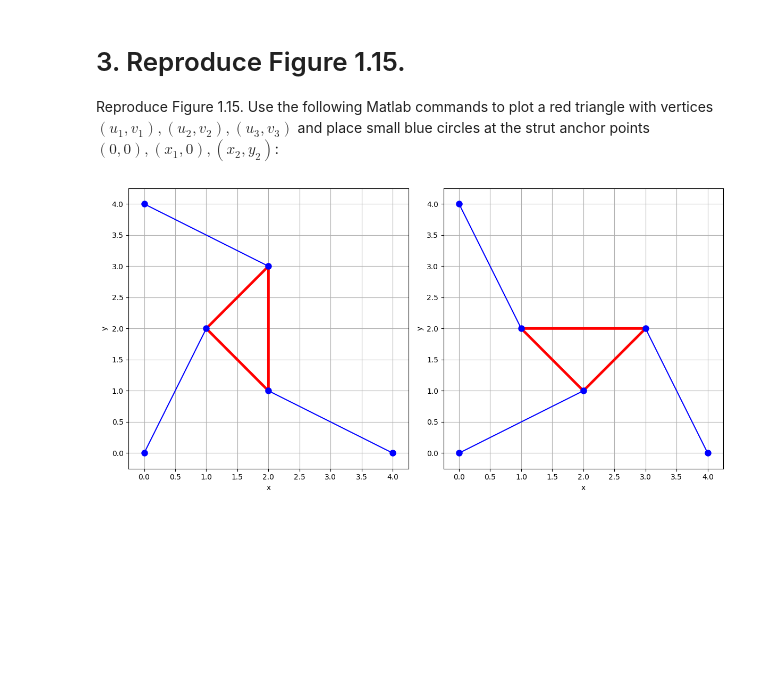
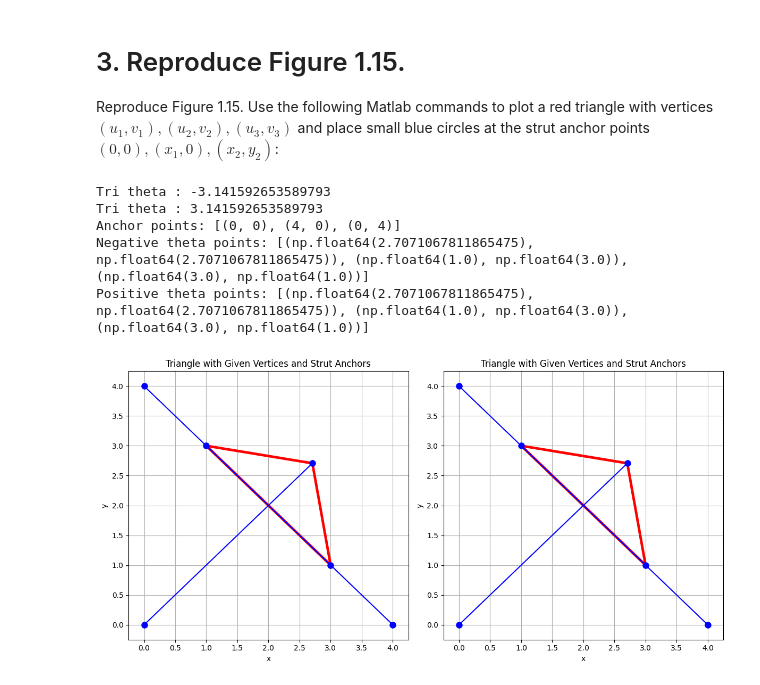
Before and after one commit to nlunce/math411, a Jupyter notebook: reality-checks/rc01/rc01.ipynb, the cells around one changed output. Cells and saved outputs as stored; diff of their text form; code cells hidden in the pictures; blank space fills up the shorter version.

```diff
--- a/reality-checks/rc01/rc01.ipynb
+++ b/reality-checks/rc01/rc01.ipynb
@@ -75,0 +239,36 @@ y = 1.0
+# %%
+# Instantiate your StewartPlatform object
+stewart_platform = StewartPlatform(
+    theta= np.pi / 4,
+    l1=2,
+    l2=np.sqrt(2),
+    l3=np.sqrt(2),
+    x0=0,
+    y0=0,
+    x1=4,
+    y1=0,
+    x2=0,
+    y2=4,
+    gama=np.pi / 2,
+    p1=np.sqrt(5),
+    p2=np.sqrt(5),
+    p3=np.sqrt(5)
+)
+
+
+# Calculate and print results
+result, x, y = stewart_platform.calculate()
+print("Result:", result)
+print("X:", x)
+print("Y:", y)
+
+# Print the triangle points for positive and negative theta
+print("\nTriangle points for positive theta:")
+print("l1_point:", stewart_platform.l1_point_pos)
+print("l2_point:", stewart_platform.l2_point_pos)
+print("l3_point:", stewart_platform.l3_point_pos)
+
+print("\nTriangle points for negative theta:")
+print("l1_point:", stewart_platform.l1_point_neg)
+print("l2_point:", stewart_platform.l2_point_neg)
+print("l3_point:", stewart_platform.l3_point_neg)
@@ -195,28 +306,9 @@ def plot_triangle(ax, points, anchor_points):
-# %%
-theta = np.pi / 4
-theta_negative = -np.pi / 4
-gama = np.pi / 2
-
-_, x, y = f(theta_negative)
-
-points1 = get_points(x, y, theta_negative, gama)
-anchor_points = get_anchor_points(4, 0, 4)
-
-_, x, y = f(theta)
-points2 = get_points(x, y, theta, gama)
-
-fig, axes = plt.subplots(1, 2, figsize=(12, 6))
-
-# Plot first triangle on the first axis
-plot_triangle(axes[0], points1, anchor_points)
-
-# Plot second triangle on the second axis
-plot_triangle(axes[1], points2, anchor_points)
-
-# Adjust layout to avoid overlap
-plt.tight_layout()
-
-# Display the concatenated plots
-plt.show()
-# %% [output]
-[figure, removed]
+# %%
+stewart_platform.plot_side_by_side()
+# %% [output]
+Tri theta : -3.141592653589793
+Tri theta : 3.141592653589793
+Anchor points: [(0, 0), (4, 0), (0, 4)]
+Negative theta points: [(np.float64(2.7071067811865475), np.float64(2.7071067811865475)), (np.float64(1.0), np.float64(3.0)), (np.float64(3.0), np.float64(1.0))]
+Positive theta points: [(np.float64(2.7071067811865475), np.float64(2.7071067811865475)), (np.float64(1.0), np.float64(3.0)), (np.float64(3.0), np.float64(1.0))]
+[figure, added]
```
Also changed, not shown: parts of 9 cells of this notebook, 1 other file.
